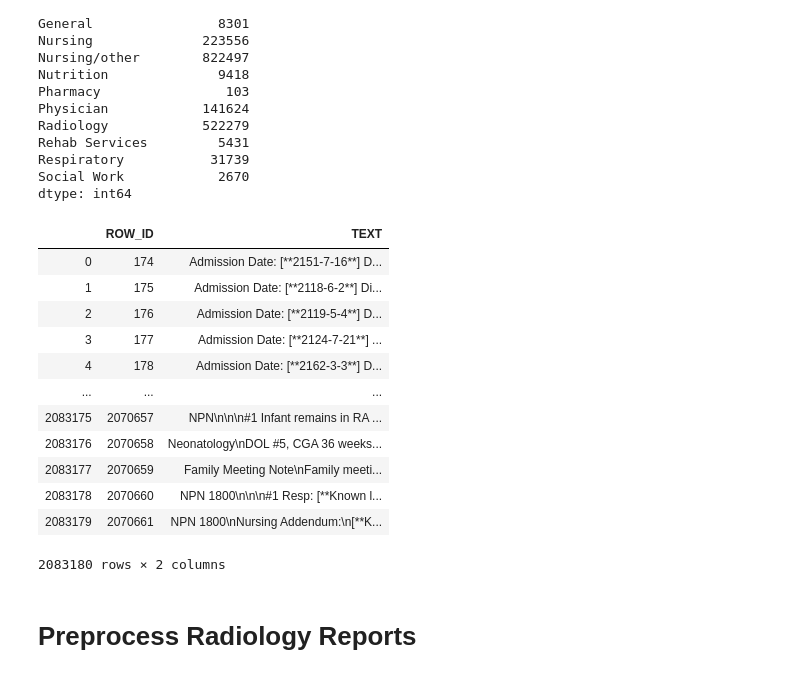
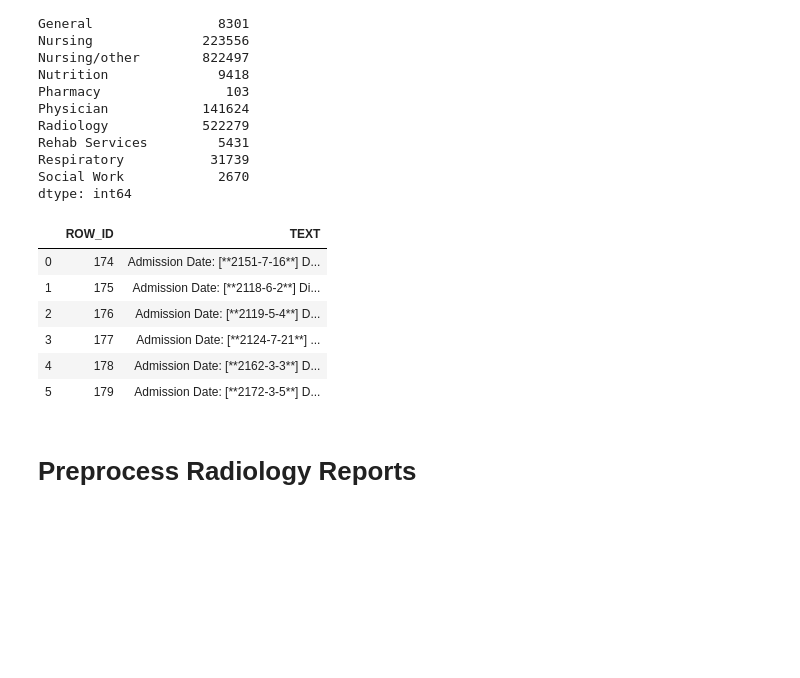
Before and after one commit to TheJacksonLaboratory/MIMIC_HPO, a Jupyter notebook: src/main/resources/Text2HpoWithClinPhen.ipynb, the cells around one changed output. Saved outputs shown, nothing was run; the diff lists cells and outputs as text; code cells hidden in the pictures; blank space fills up the shorter version.

```diff
--- a/src/main/resources/Text2HpoWithClinPhen.ipynb
+++ b/src/main/resources/Text2HpoWithClinPhen.ipynb
@@ -24,21 +24,15 @@ Respiratory           31739
 Social Work            2670
 dtype: int64
 # %%
-notes.loc[:, ['ROW_ID', 'TEXT']]
+notes.loc[0:5, ['ROW_ID', 'TEXT']]
 # %% [output]
 |  | ROW_ID | TEXT |
 | 0 | 174 | Admission Date: [**2151-7-16**] D... |
 | 1 | 175 | Admission Date: [**2118-6-2**] Di... |
 | 2 | 176 | Admission Date: [**2119-5-4**] D... |
 | 3 | 177 | Admission Date: [**2124-7-21**] ... |
 | 4 | 178 | Admission Date: [**2162-3-3**] D... |
-| ... | ... | ... |
-| 2083175 | 2070657 | NPN\n\n\n#1 Infant remains in RA ... |
-| 2083176 | 2070658 | Neonatology\nDOL #5, CGA 36 weeks... |
-| 2083177 | 2070659 | Family Meeting Note\nFamily meeti... |
-| 2083178 | 2070660 | NPN 1800\n\n\n#1 Resp: [**Known l... |
-| 2083179 | 2070661 | NPN 1800\nNursing Addendum:\n[**K... |
+| 5 | 179 | Admission Date: [**2172-3-5**] D... |
-2083180 rows × 2 columns
 # %% [markdown]
 # Preprocess Radiology Reports
 # %%
```
Also changed, not shown: 8 other files.
